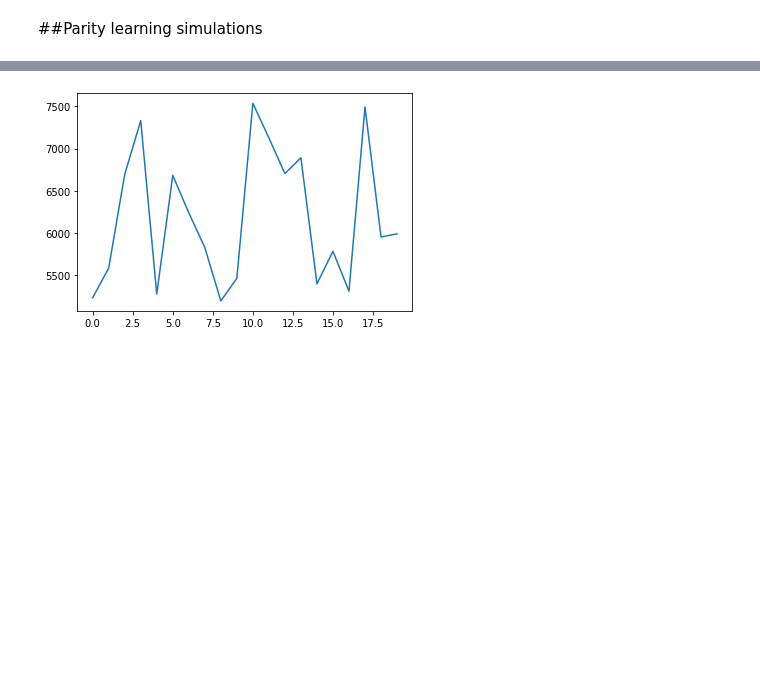
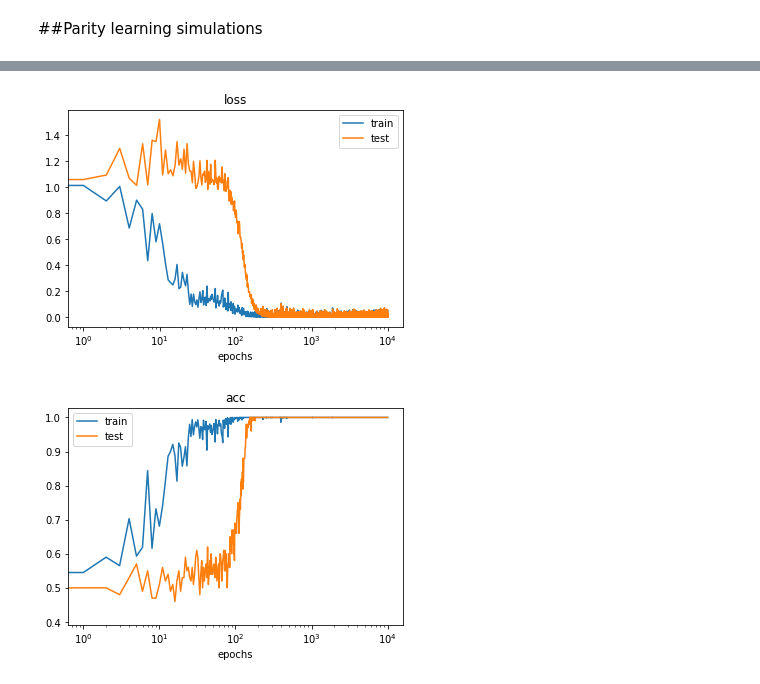
Before and after one commit to yurigalindo/grok, a Jupyter notebook: parity.ipynb, the cells around one changed output, grey strips where cells are left out. Cells and saved outputs as stored; diff of their text form; code cells hidden in the pictures; blank space fills up the shorter version.

```diff
--- a/parity.ipynb
+++ b/parity.ipynb
@@ -18,13 +18,14 @@ k = 3 # parity dimension
 N = 1000 # #samples
 B = 32 # batch size
 lr = 0.1 # learning rate
-T = int(20) # epochs
 
 # Data generation
-def parity(n, k, samples):
+def parity(n, k, samples, seed=42):
 
+  random.seed(seed)
   input = torch.Tensor([[random.choice([-1, 1]) for j in range(n)] for i in range(samples)])
-  target = torch.prod(input[:, n//2:n//2+k], dim=1) # parity hidden in the middle
+  # target = torch.prod(input[:, n//2:n//2+k], dim=1) # parity hidden in the middle
+  target = torch.prod(input[:, :k], dim=1) # parity hidden in first k bits
 
   return input, target
 
@@ -47,7 +48,7 @@ class MyHingeLoss(torch.nn.Module):
     super(MyHingeLoss, self).__init__()
 
   def forward(self, output, target):
-    hinge_loss = 1 - torch.mul(output, target)
+    hinge_loss = 1 - torch.mul(torch.squeeze(output), torch.squeeze(target))
     hinge_loss[hinge_loss < 0] = 0
     return hinge_loss
 
@@ -158,5 +145,20 @@ ValueError: ignored
-# %%
-plt.plot(test_loss)
-plt.show()
-# %% [output]
-[figure, removed]
+# %%
+plt.plot(train_loss, label='train')
+plt.plot(test_loss, label='test')
+plt.title('loss')
+plt.xlabel('epochs')
+plt.xscale('log')
+plt.legend()
+plt.show()
+
+
+plt.plot(train_acc, label='train')
+plt.plot(test_acc, label='test')
+plt.title('acc')
+plt.xlabel('epochs')
+plt.xscale('log')
+plt.legend()
+plt.show()
+# %% [output]
+[figure, added]
+[figure, added]
```
Also changed, not shown: parts of 2 cells of this notebook.
